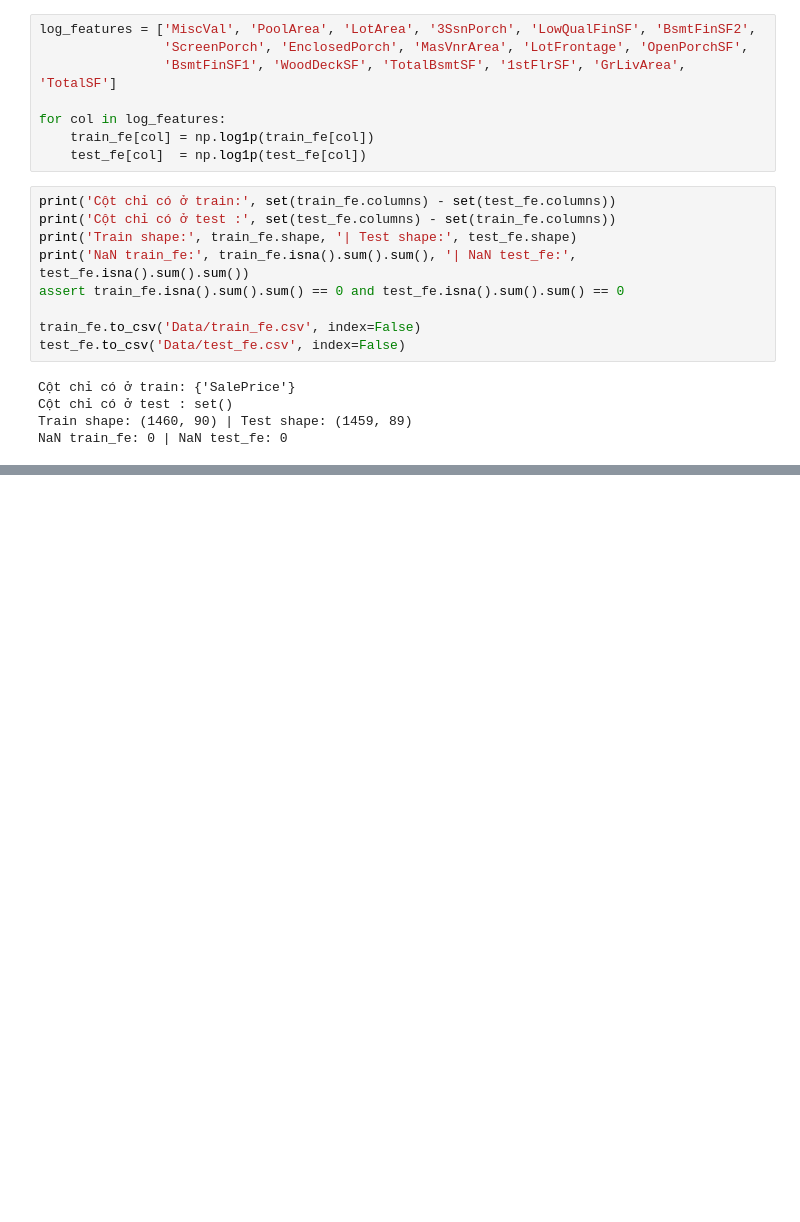
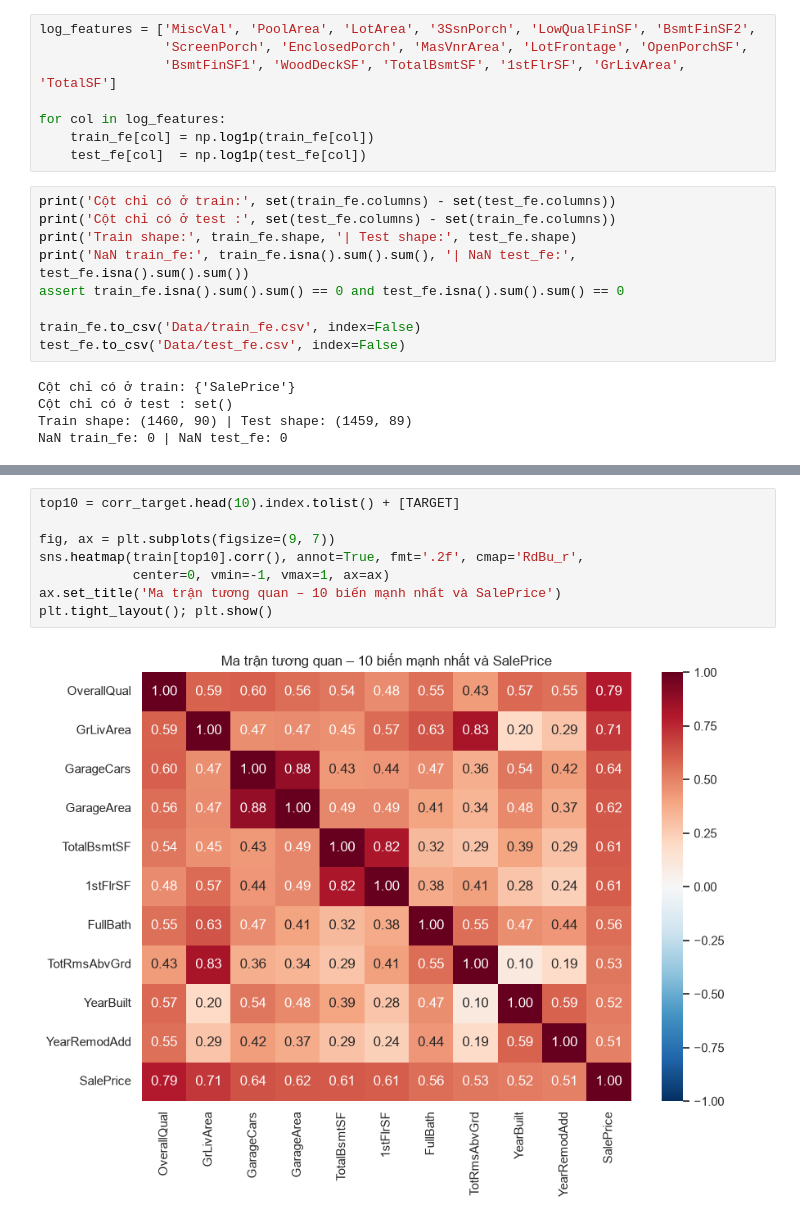
Before and after one commit to thaitran14072006/Machine-learning, a Jupyter notebook: Lab03/Multivariate_Multicollinearity.ipynb, the cells around one changed output, grey strips where cells are left out. Cells and saved outputs as stored; diff of their text form; blank space fills up the shorter version.

```diff
--- a/Lab03/Multivariate_Multicollinearity.ipynb
+++ b/Lab03/Multivariate_Multicollinearity.ipynb
@@ -1077,0 +371,10 @@ plt.tight_layout(); plt.show()
+# %%
+top10 = corr_target.head(10).index.tolist() + [TARGET]
+
+fig, ax = plt.subplots(figsize=(9, 7))
+sns.heatmap(train[top10].corr(), annot=True, fmt='.2f', cmap='RdBu_r',
+            center=0, vmin=-1, vmax=1, ax=ax)
+ax.set_title('Ma trận tương quan – 10 biến mạnh nhất và SalePrice')
+plt.tight_layout(); plt.show()
+# %% [output]
+[figure, added]
```
Also changed, not shown: parts of 89 cells of this notebook, 8 other files.
